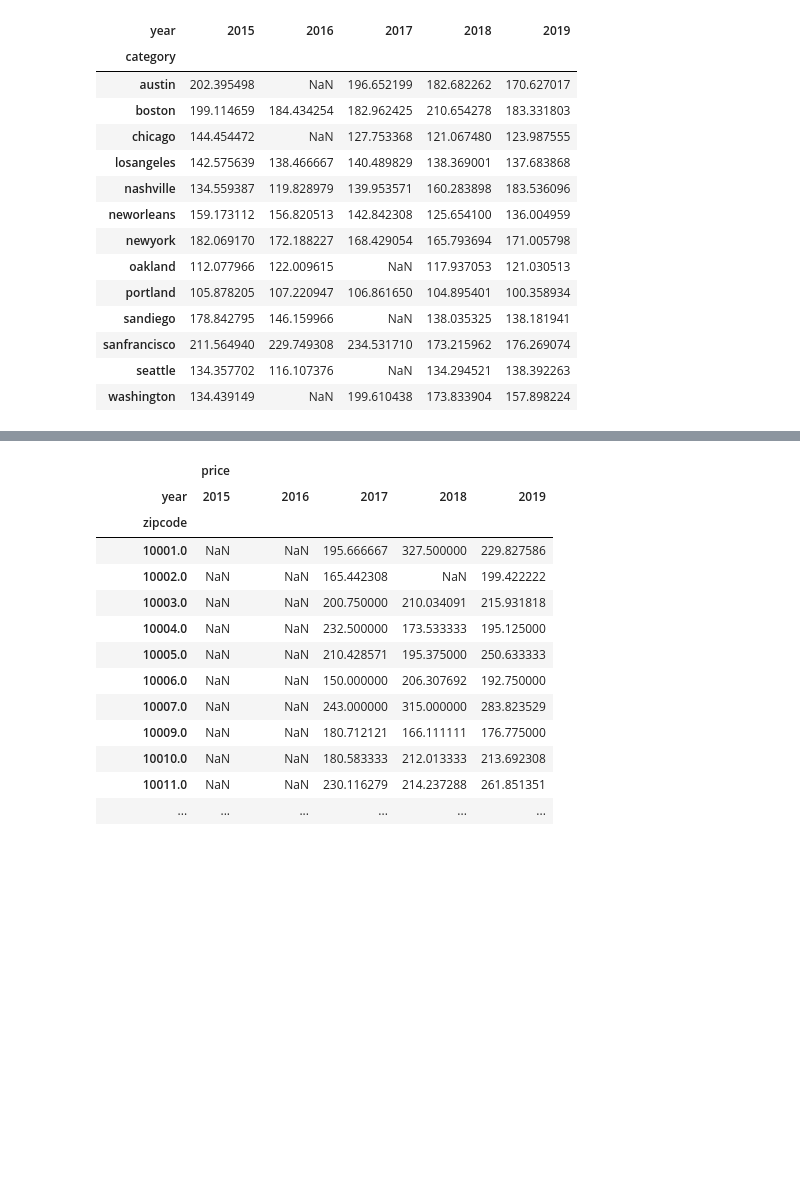
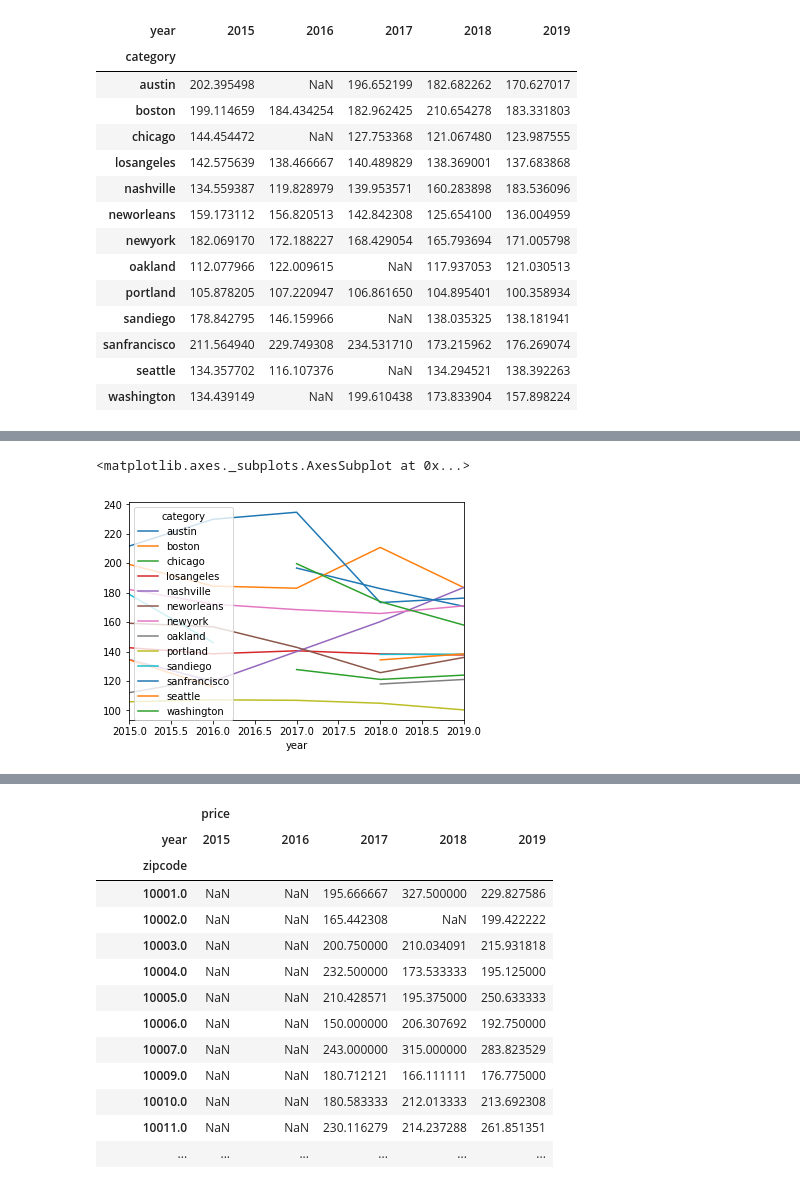
Before and after one commit to cye2277/Final_Project, a Jupyter notebook: PR_Final_project.ipynb, the cells around one changed output, grey strips where cells are left out. Drawn from its saved outputs; the diff is of its cells as text; code cells hidden in the pictures; blank space fills up the shorter version.

```diff
--- a/PR_Final_project.ipynb
+++ b/PR_Final_project.ipynb
@@ -447,7 +483,8 @@ total_1b_apt_list.groupby(['category','year'])['price'].agg('count').unstack()
 | seattle | 766.0 | 1071.0 | NaN | 2336.0 | 2585.0 |
 | washington | 1175.0 | NaN | 2146.0 | 2336.0 | 2309.0 |
 # %%
-total_1b_apt_list.groupby(['category','year'])['price'].agg('mean').unstack()
+price_trend = total_1b_apt_list.groupby(['category','year'])['price'].agg('mean').unstack()
+price_trend
 # %% [output]
 | year | 2015 | 2016 | 2017 | 2018 | 2019 |
 | category |  |  |  |  |  |
@@ -466,0 +542,3 @@ total_1b_apt_list.groupby(['category','year'])['price'].agg('mean').unstack()
+# %%
+price_trend = price_trend.T
+price_trend
@@ -466,0 +553,5 @@ total_1b_apt_list.groupby(['category','year'])['price'].agg('mean').unstack()
+# %%
+price_trend.plot()
+# %% [output]
+<matplotlib.axes._subplots.AxesSubplot at 0x...>
+[figure, added]
```
Also changed, not shown: parts of 39 cells of this notebook.
